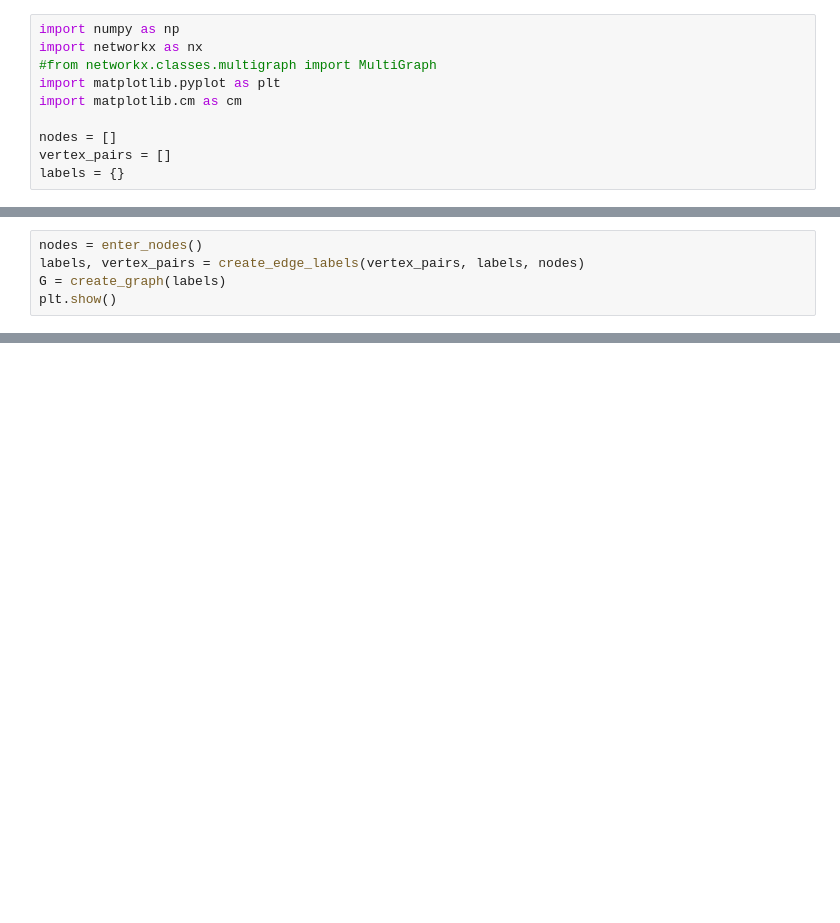
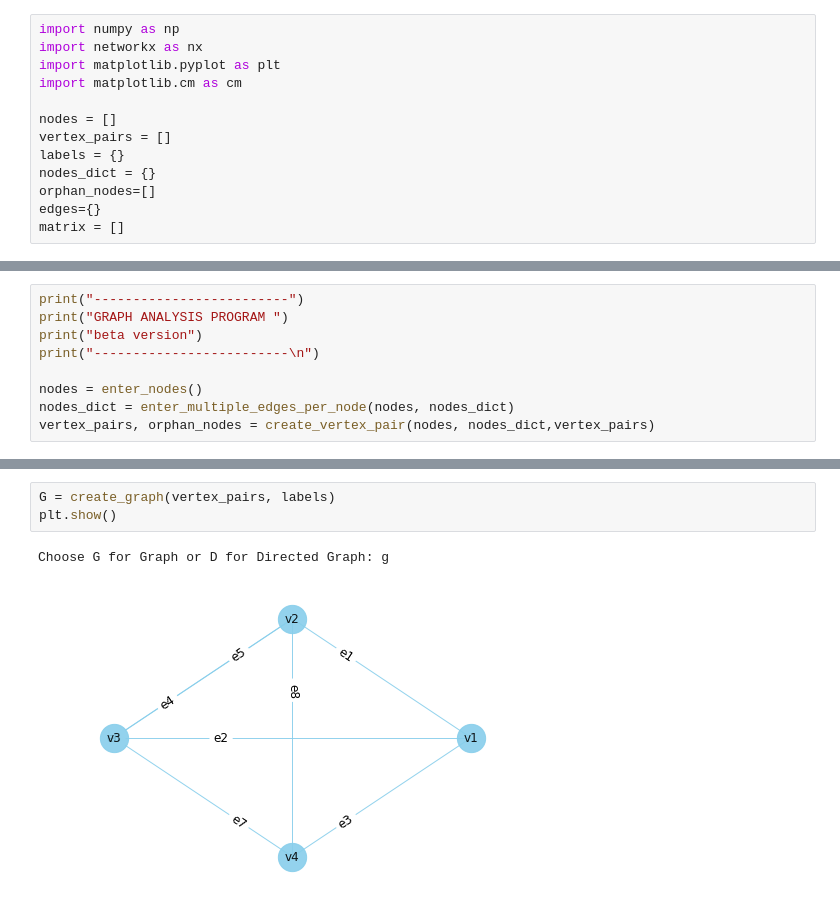
Before and after one commit to rachelf21/Graph_Generator, a Jupyter notebook: Graph Generator.ipynb, the cells around one changed output, grey strips where cells are left out. Saved outputs shown, nothing was run; the diff lists cells and outputs as text; blank space fills up the shorter version.

```diff
--- a/Graph Generator.ipynb
+++ b/Graph Generator.ipynb
@@ -1,10 +1,13 @@
 # %%
 import numpy as np
 import networkx as nx
-#from networkx.classes.multigraph import MultiGraph
 import matplotlib.pyplot as plt
 import matplotlib.cm as cm
 
 nodes = []
 vertex_pairs = []
 labels = {}
+nodes_dict = {}
+orphan_nodes=[]
+edges={}
+matrix = []
@@ -128,5 +171,0 @@ def print_path(graph,start,end):
-# %%
-nodes = enter_nodes()
-labels, vertex_pairs = create_edge_labels(vertex_pairs, labels, nodes)
-G = create_graph(labels)
-plt.show()
@@ -151,0 +247,9 @@ Enter G for Graph or D for Directed Graph: d
+# %%
+print("-------------------------")
+print("GRAPH ANALYSIS PROGRAM ")
+print("beta version")
+print("-------------------------\n")
+
+nodes = enter_nodes()
+nodes_dict = enter_multiple_edges_per_node(nodes, nodes_dict)
+vertex_pairs, orphan_nodes = create_vertex_pair(nodes, nodes_dict,vertex_pairs)
@@ -152 +275,7 @@ Enter G for Graph or D for Directed Graph: d
+# %%
+G = create_graph(vertex_pairs, labels)
+plt.show()
+# %% [output]
+Choose G for Graph or D for Directed Graph: g
+[figure, added]
 # %%
```
Also changed, not shown: parts of 10 cells of this notebook.
